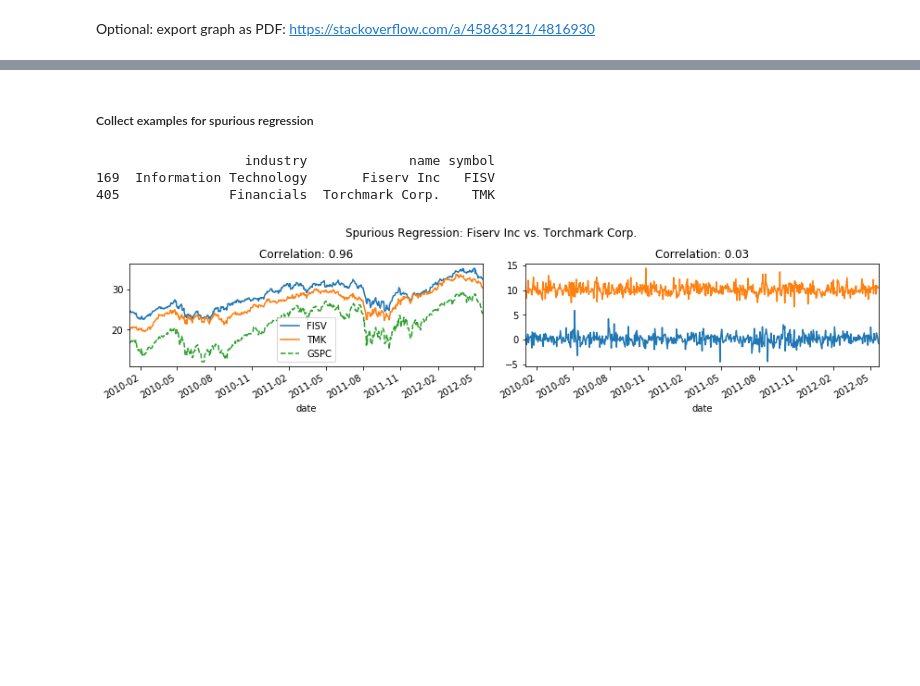
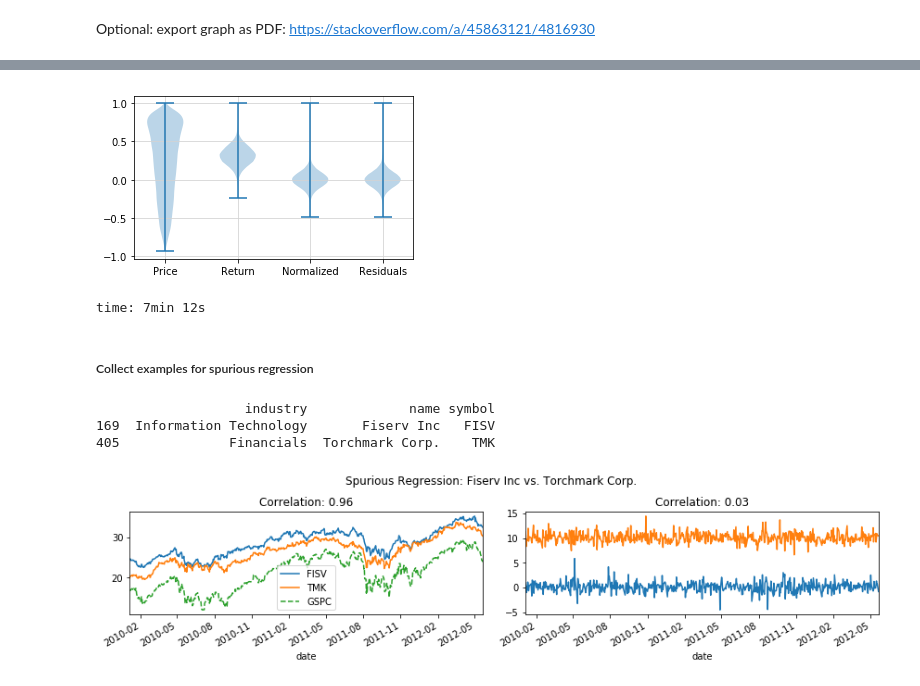
Before and after one commit to Chaoste/nlp-stocks, a Jupyter notebook: research/15.0-Stocks-Regression-Analysis.ipynb, the cells around one changed output, grey strips where cells are left out. Cells and saved outputs as stored; diff of their text form; code cells hidden in the pictures; blank space fills up the shorter version.

```diff
--- a/research/15.0-Stocks-Regression-Analysis.ipynb
+++ b/research/15.0-Stocks-Regression-Analysis.ipynb
@@ -1162,0 +1113,2 @@ Optional: export graph as PDF: https://stackoverflow.com/a/45863121/4816930
+# %%
+comp_symbols_val, comp_resids_val, comp_prices_val, comp_orig_returns_val, comp_orig_prices_val, comp_resid_chars_val = calc_residuals_v2(all_industries, val=True)
@@ -1162,0 +1119,4 @@ Optional: export graph as PDF: https://stackoverflow.com/a/45863121/4816930
+# %%
+all_correlations_val = regr.calc_all_correlations(comp_symbols_val, comp_resids_val, comp_prices_val, comp_orig_returns_val, comp_orig_prices_val)
+fig = regr.plot_correlations(all_correlations_val)
+# %% [output]
@@ -1162,0 +1127,2 @@ Optional: export graph as PDF: https://stackoverflow.com/a/45863121/4816930
+[figure, added]
+time: 7min 12s
```
Also changed, not shown: parts of 23 cells of this notebook, 6 other files.
